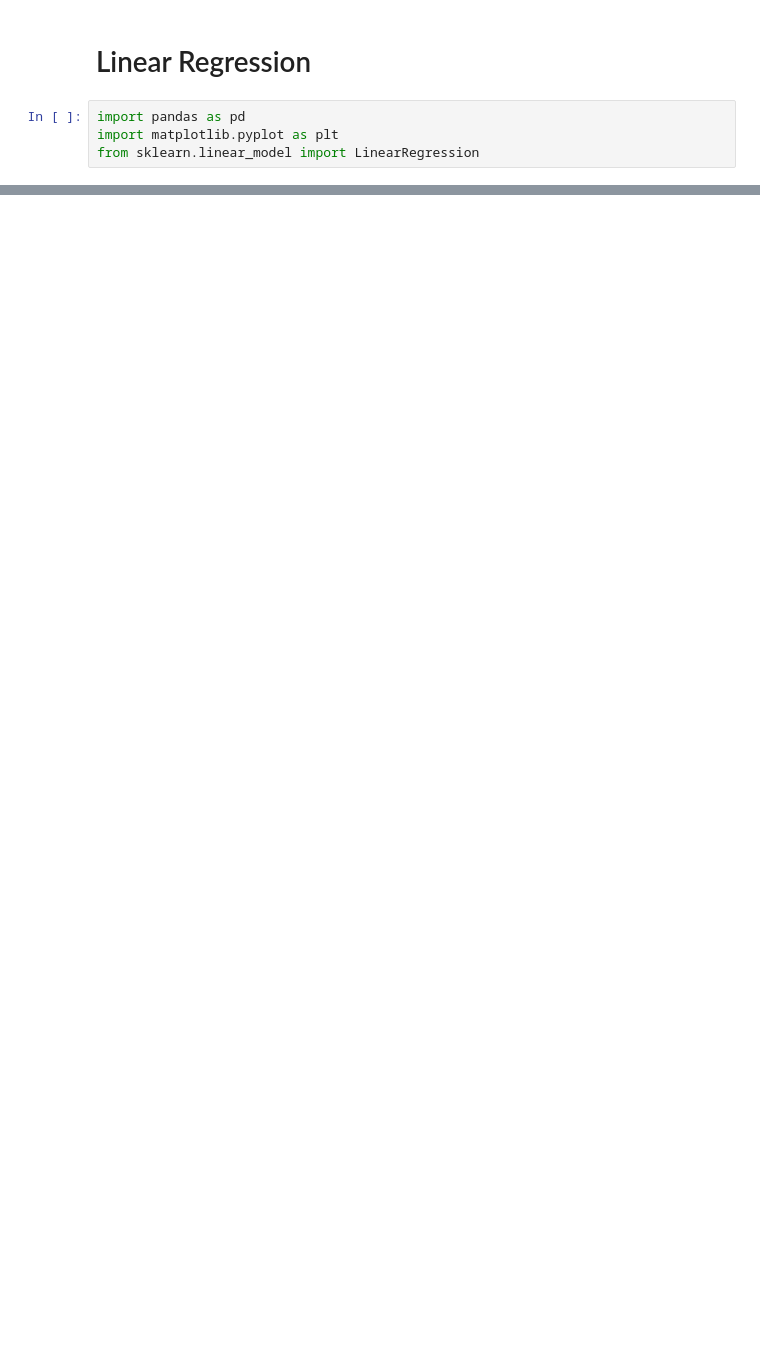
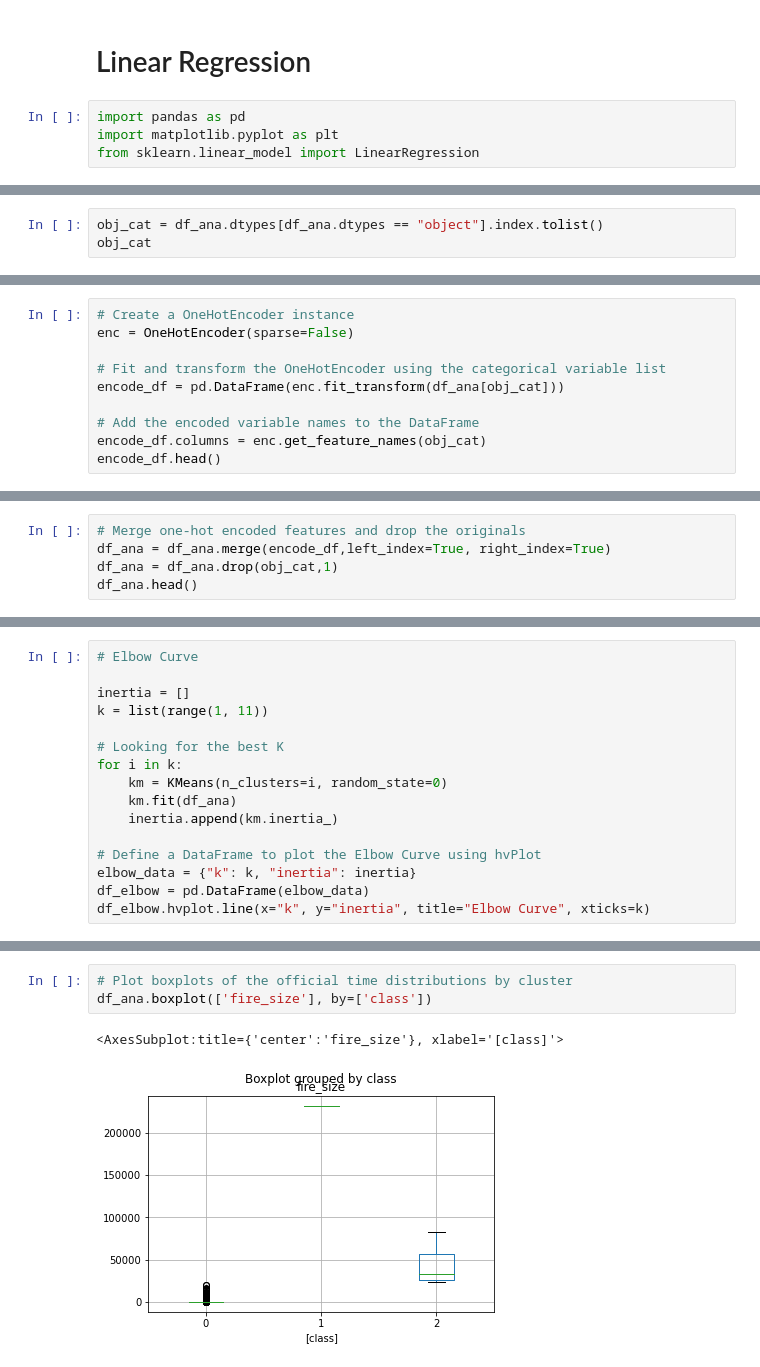
Before and after one commit to goatgirl86/Final_Project_Wildfires, a Jupyter notebook: k.ipynb, the cells around one changed output, grey strips where cells are left out. Cells and saved outputs as stored; diff of their text form; blank space fills up the shorter version.

```diff
--- a/k.ipynb
+++ b/k.ipynb
@@ -27,0 +76,3 @@ df_new
+# %%
+obj_cat = df_ana.dtypes[df_ana.dtypes == "object"].index.tolist()
+obj_cat
@@ -27,0 +88,10 @@ df_new
+# %%
+# Create a OneHotEncoder instance
+enc = OneHotEncoder(sparse=False)
+
+# Fit and transform the OneHotEncoder using the categorical variable list
+encode_df = pd.DataFrame(enc.fit_transform(df_ana[obj_cat]))
+
+# Add the encoded variable names to the DataFrame
+encode_df.columns = enc.get_feature_names(obj_cat)
+encode_df.head()
@@ -27,0 +105,5 @@ df_new
+# %%
+# Merge one-hot encoded features and drop the originals
+df_ana = df_ana.merge(encode_df,left_index=True, right_index=True)
+df_ana = df_ana.drop(obj_cat,1)
+df_ana.head()
@@ -27,0 +129,16 @@ df_new
+# %%
+# Elbow Curve
+
+inertia = []
+k = list(range(1, 11))
+
+# Looking for the best K
+for i in k:
+    km = KMeans(n_clusters=i, random_state=0)
+    km.fit(df_ana)
+    inertia.append(km.inertia_)
+
+# Define a DataFrame to plot the Elbow Curve using hvPlot
+elbow_data = {"k": k, "inertia": inertia}
+df_elbow = pd.DataFrame(elbow_data)
+df_elbow.hvplot.line(x="k", y="inertia", title="Elbow Curve", xticks=k)
@@ -27,0 +189,6 @@ df_new
+# %%
+# Plot boxplots of the official time distributions by cluster
+df_ana.boxplot(['fire_size'], by=['class'])
+# %% [output]
+<AxesSubplot:title={'center':'fire_size'}, xlabel='[class]'>
+[figure, added]
```
Also changed, not shown: parts of 18 cells of this notebook, 6 other files.
